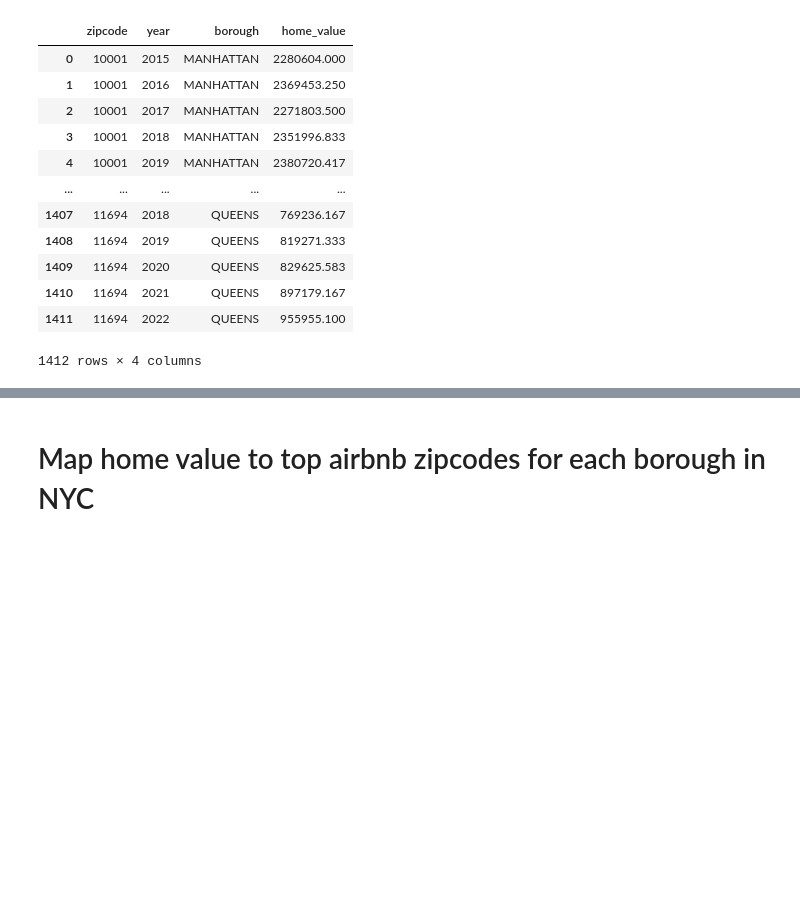
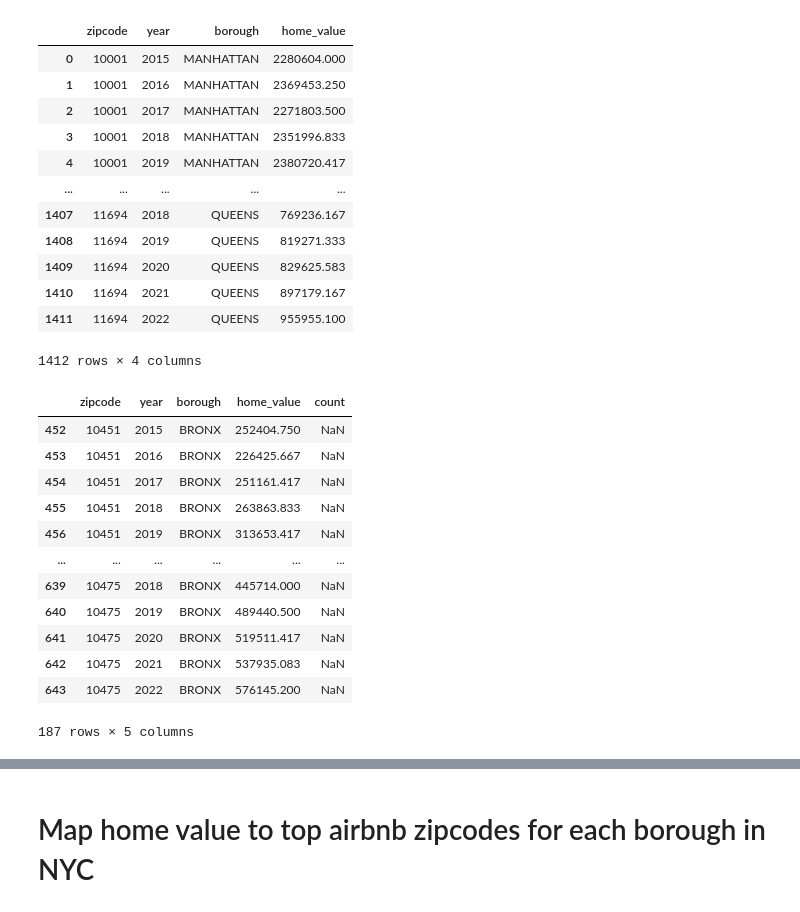
Before and after one commit to hpuma/Airbnb_Rental_Project, a Jupyter notebook: stats/Zillow_home_value_mapped_zipcode_cumulative.ipynb, the cells around one changed output, grey strips where cells are left out. Cells and saved outputs as stored; diff of their text form; code cells hidden in the pictures; blank space fills up the shorter version.

Commit message:
Added non intersecting df

```diff
--- a/stats/Zillow_home_value_mapped_zipcode_cumulative.ipynb
+++ b/stats/Zillow_home_value_mapped_zipcode_cumulative.ipynb
@@ -92,3 +92,23 @@ display(zillow_home_value)
 | 1410 | 11694 | 2021 | QUEENS | 897179.167 |
 | 1411 | 11694 | 2022 | QUEENS | 955955.100 |
 1412 rows × 4 columns
+# %%
+# Non - intersecting
+non_intersecting = zillow_home_value.merge(nyc_top_zipcodes_all_years, indicator=True, how="left")[lambda x: x._merge=='left_only'].drop('_merge',1)
+# %%
+bronx = non_intersecting[non_intersecting["borough"] == "BRONX"]
+display(bronx)
+# %% [output]
+|  | zipcode | year | borough | home_value | count |
+| 452 | 10451 | 2015 | BRONX | 252404.750 | NaN |
+| 453 | 10451 | 2016 | BRONX | 226425.667 | NaN |
+| 454 | 10451 | 2017 | BRONX | 251161.417 | NaN |
+| 455 | 10451 | 2018 | BRONX | 263863.833 | NaN |
+| 456 | 10451 | 2019 | BRONX | 313653.417 | NaN |
+| ... | ... | ... | ... | ... | ... |
+| 639 | 10475 | 2018 | BRONX | 445714.000 | NaN |
+| 640 | 10475 | 2019 | BRONX | 489440.500 | NaN |
+| 641 | 10475 | 2020 | BRONX | 519511.417 | NaN |
+| 642 | 10475 | 2021 | BRONX | 537935.083 | NaN |
+| 643 | 10475 | 2022 | BRONX | 576145.200 | NaN |
+187 rows × 5 columns
```
Also changed, not shown: parts of 6 cells of this notebook.
